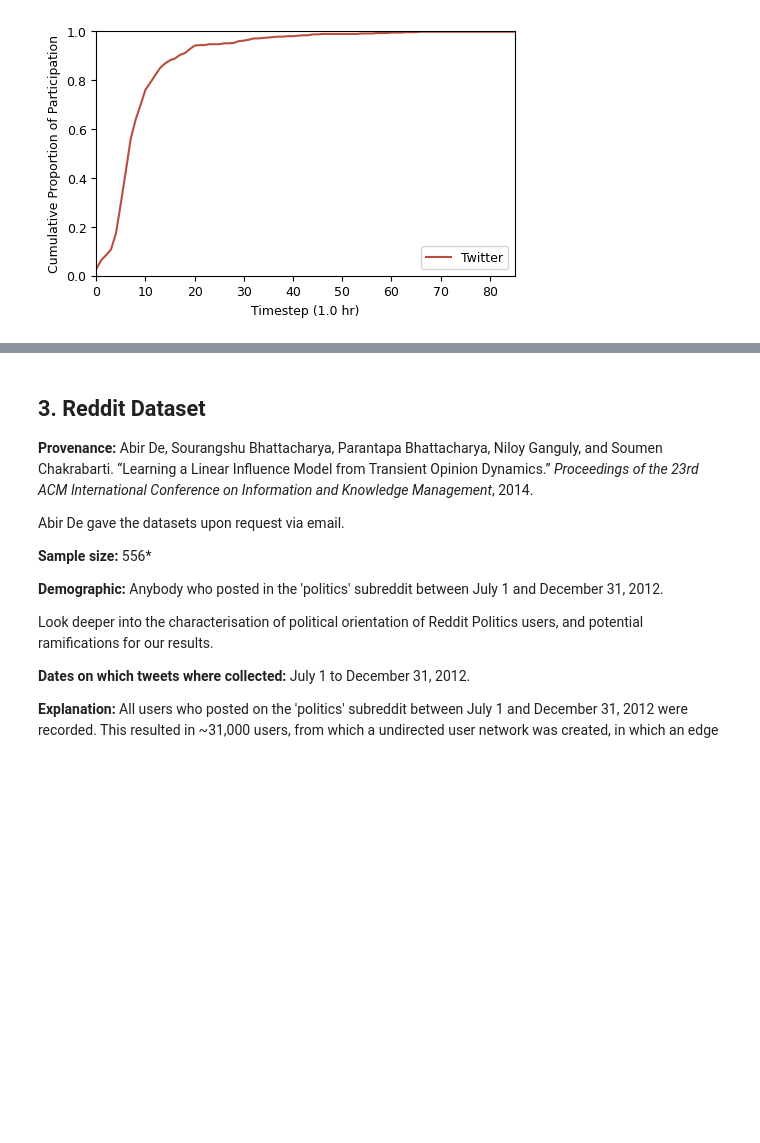
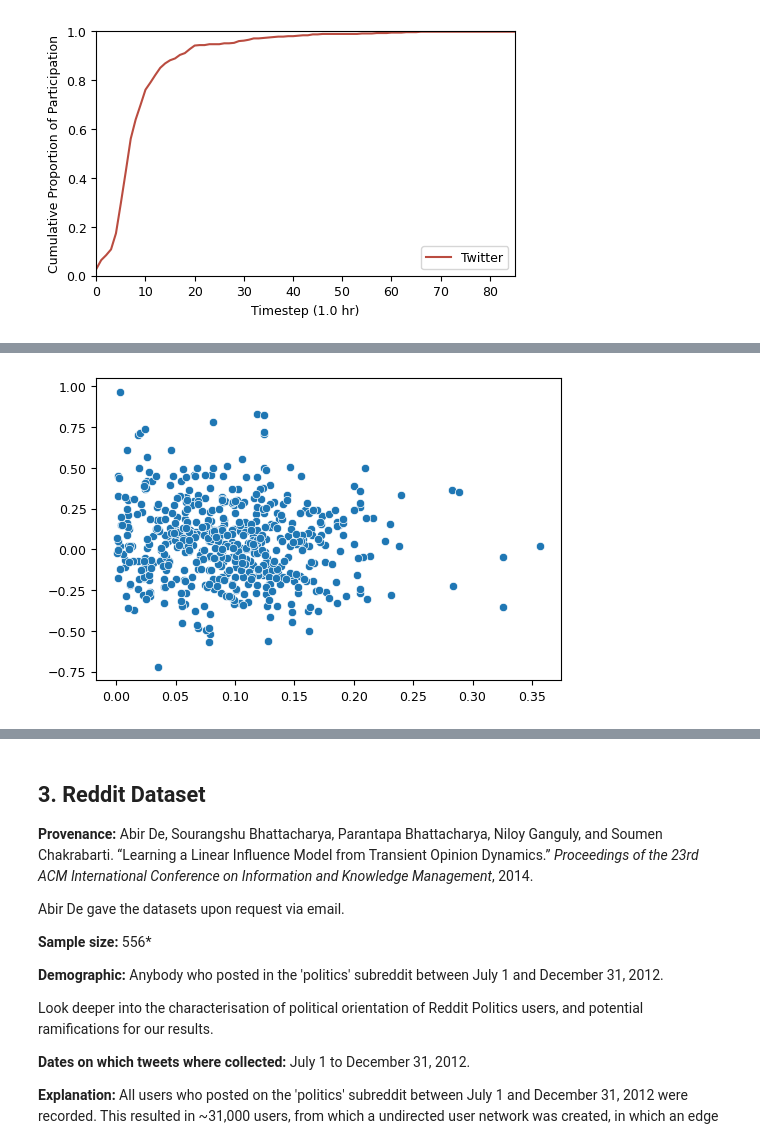
Before and after one commit to J0HNN7G/politic-polar-epsrc, a Jupyter notebook: exploration.ipynb, the cells around one changed output, grey strips where cells are left out. Saved outputs shown, nothing was run; the diff lists cells and outputs as text; code cells hidden in the pictures; blank space fills up the shorter version.

```diff
--- a/exploration.ipynb
+++ b/exploration.ipynb
@@ -1089,0 +1156,8 @@ plt.show()
+# %%
+a, b = friend_analysis(twitter_ids, twitter_edges, twitter_ops)
+
+sns.scatterplot(a, b)
+
+plt.show()
+# %% [output]
+[figure, added]
```
Also changed, not shown: parts of 14 cells of this notebook.
